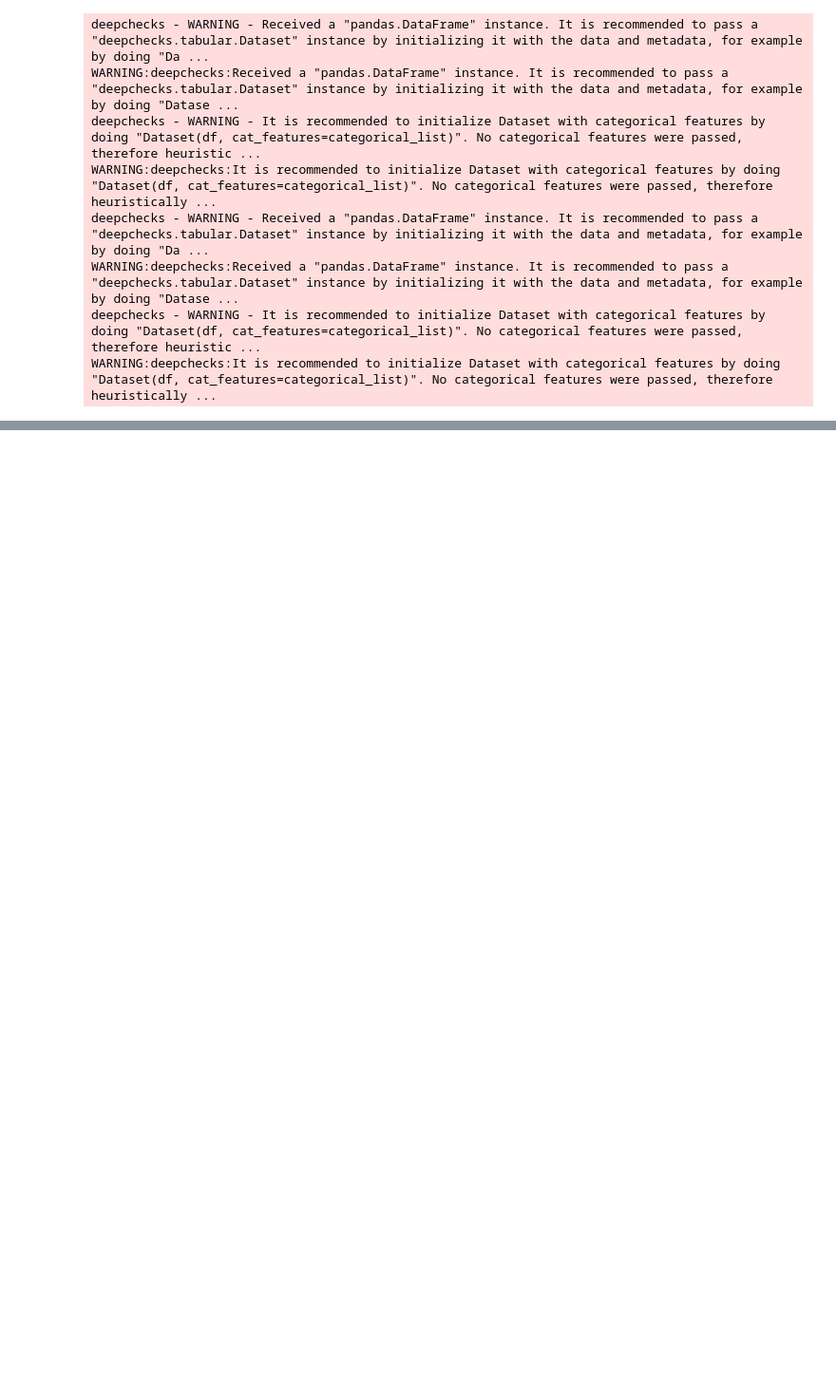
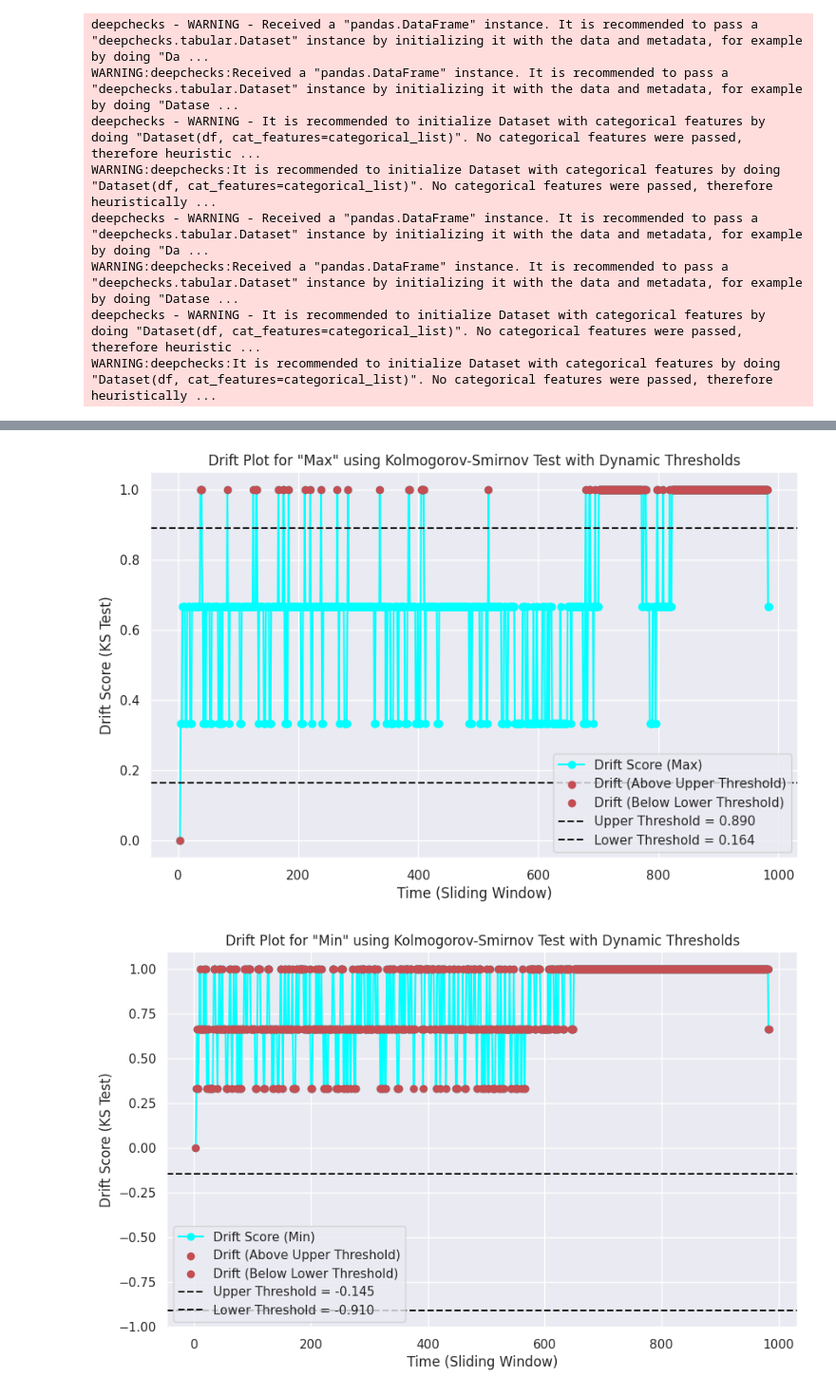
Before and after one commit to NirajBagh/Drift-Detection-in-Industrial-Running-Machines, a Jupyter notebook: Drift_Detection.ipynb, the cells around one changed output, grey strips where cells are left out. Shown at 95% size. Cells and saved outputs as stored; diff of their text form; code cells hidden in the pictures; blank space fills up the shorter version.

```diff
--- a/Drift_Detection.ipynb
+++ b/Drift_Detection.ipynb
@@ -198,0 +289,2 @@ data=data.drop(columns=['Unnamed: 0'])
+# %%
+Time_feature_matrix=pd.read_csv("/content/Time_feature_matrix_Bearing_1_Test_2.csv")
@@ -220,0 +428,70 @@ result
+# %%
+# Sliding window parameters
+import pandas as pd
+import numpy as np
+from scipy.stats import kstest
+import matplotlib.pyplot as plt
+df=Time_feature_matrix.iloc[:,1:10]
+window_size = 3  # Adjust window size as needed
+step_size = 1  # Step size for the sliding window
+
+# Define a function to calculate drift scores and plot results for each feature
+def plot_drift_for_feature(feature_name):
+    # Calculate mean and std for the current feature
+    feature_values = df[feature_name]
+    mean_feature = feature_values.mean()
+    std_feature = feature_values.std()
+
+    # Define dynamic thresholds based on (mean ± std)
+    upper_threshold = mean_feature + std_feature
+    lower_threshold = mean_feature - std_feature
+
+    # Initialize a list to store drift scores
+    drift_scores = []
+
+    # Perform KS test using sliding window
+    for start in range(0, len(df) - window_size + 1, step_size):
+        window = feature_values[start:start + window_size]  # Current window
+        reference = feature_values[:window_size]  # Reference window (first window)
+
+        # Apply Kolmogorov-Smirnov test
+        statistic, _ = kstest(window, reference)
+        drift_scores.append(statistic)
+
+    # Generate the x-axis values
+    x_values = range(window_size, len(df) + 1)
+
+    # Convert to NumPy array for convenience
+    drift_scores = np.array(drift_scores)
+
+    # Plot the drift scores
+    plt.figure(figsize=(10, 6))
+    plt.plot(x_values, drift_scores, marker='o', color='cyan', label=f'Drift Score ({feature_name})')
+
+    # Highlight points that exceed the dynamic thresholds
+    drift_points_upper = drift_scores > upper_threshold
+    drift_points_lower = drift_scores < lower_threshold
+    plt.scatter(np.array(x_values)[drift_points_upper], drift_scores[drift_points_upper], color='r', label='Drift (Above Upper Threshold)', zorder=5)
+    plt.scatter(np.array(x_values)[drift_points_lower], drift_scores[drift_points_lower], color='r', label='Drift (Below Lower Threshold)', zorder=5)
+
+    # Plot dynamic threshold lines
+    plt.axhline(y=upper_threshold, color='k', linestyle='--', label=f'Upper Threshold = {upper_threshold:.3f}')
+    plt.axhline(y=lower_threshold, color='k', linestyle='--', label=f'Lower Threshold = {lower_threshold:.3f}')
+
+    # Add labels and title
+    plt.xlabel('Time (Sliding Window)')
+    plt.ylabel('Drift Score (KS Test)')
+    plt.title(f'Drift Plot for "{feature_name}" using Kolmogorov-Smirnov Test with Dynamic Thresholds')
+    plt.legend()
+    plt.grid(True)
+    plt.show()
+
+# List of features to analyze
+features = ['Max', 'Min', 'Mean', 'Std', 'RMS', 'Skewness', 'Kurtosis', 'Crest Factor', 'Form Factor']
+
+# Loop through each feature and plot the drift results
+for feature in features:
+    plot_drift_for_feature(feature)
+# %% [output]
+[figure, added]
+[figure, added]
```
Also changed, not shown: parts of 38 cells of this notebook.
